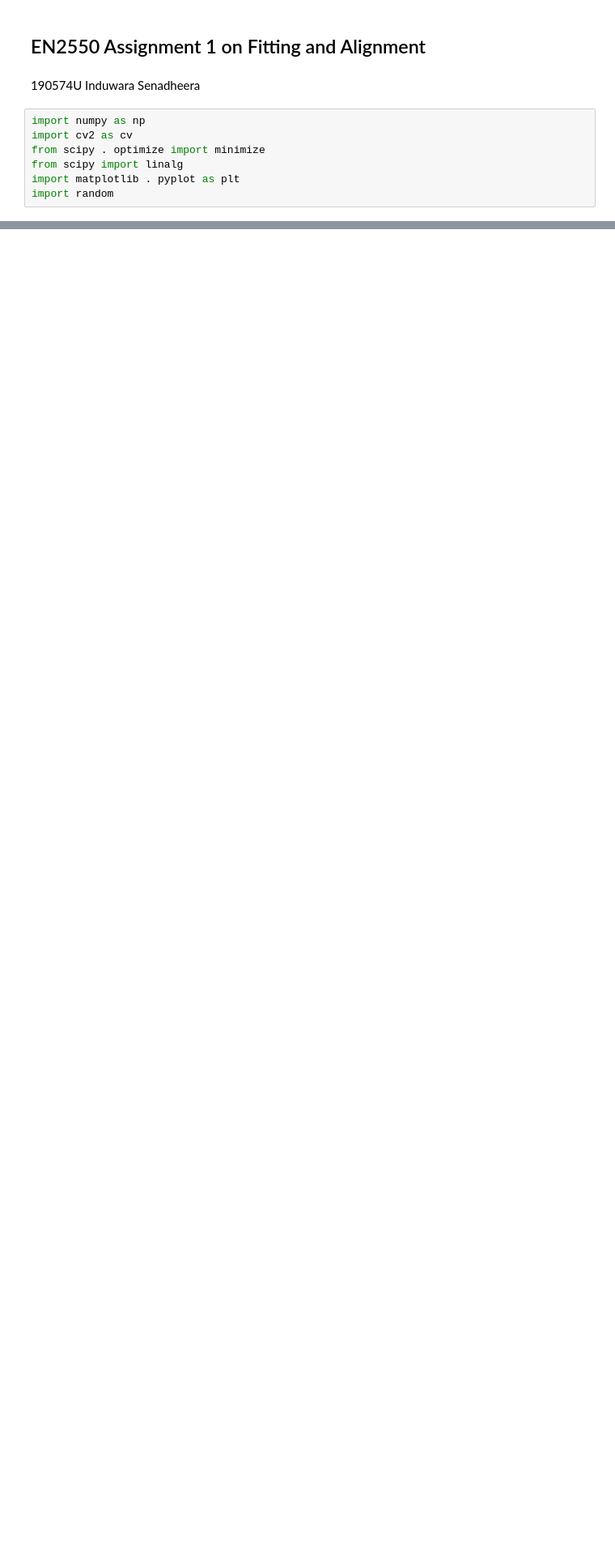
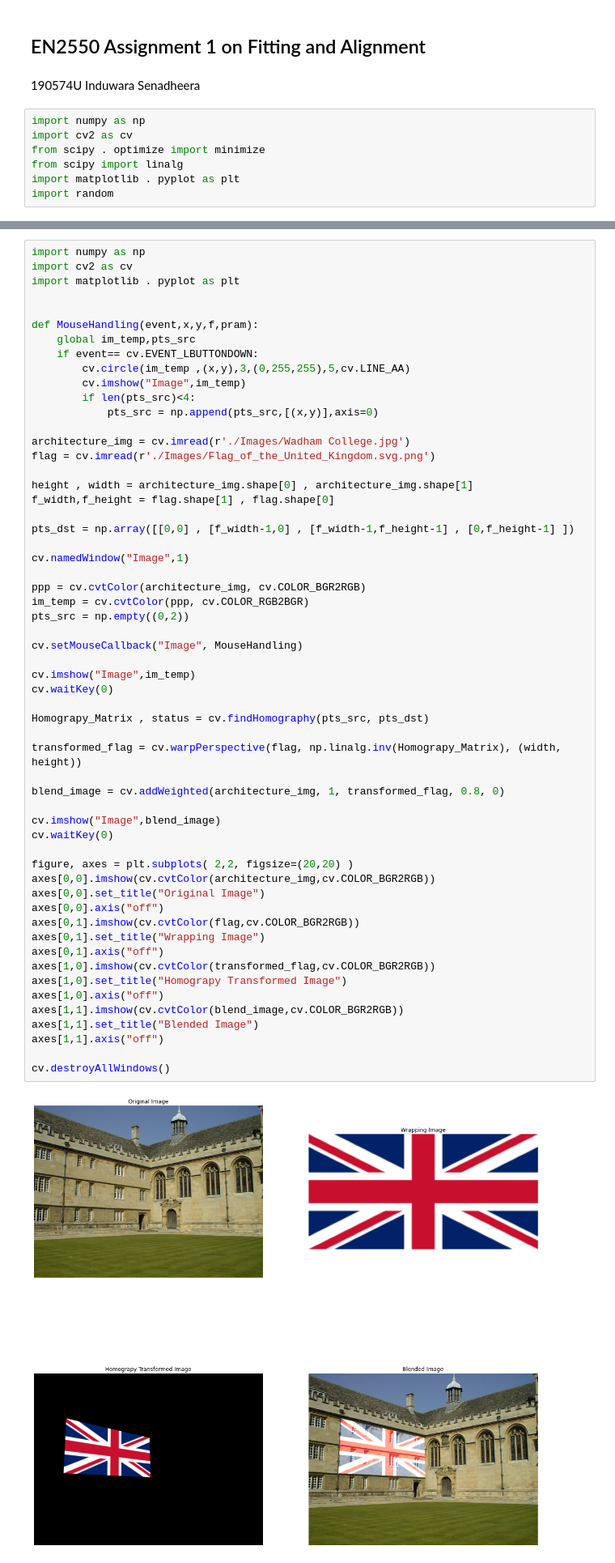
Before and after one commit to induwarasenadheera/EN2550---Fundamental-of-Image-Processing, a Jupyter notebook: assignment 2.ipynb, the cells around one changed output, grey strips where cells are left out. Shown at 81% size. Drawn from its saved outputs; the diff is of its cells as text; blank space fills up the shorter version.

```diff
--- a/assignment 2.ipynb
+++ b/assignment 2.ipynb
@@ -166,0 +167,59 @@ plt.show()
+# %%
+import numpy as np
+import cv2 as cv
+import matplotlib . pyplot as plt
+
+
+def MouseHandling(event,x,y,f,pram):
+    global im_temp,pts_src
+    if event== cv.EVENT_LBUTTONDOWN:
+        cv.circle(im_temp ,(x,y),3,(0,255,255),5,cv.LINE_AA)
+        cv.imshow("Image",im_temp)
+        if len(pts_src)<4:
+            pts_src = np.append(pts_src,[(x,y)],axis=0)
+
+architecture_img = cv.imread(r'./Images/Wadham College.jpg')
+flag = cv.imread(r'./Images/Flag_of_the_United_Kingdom.svg.png')
+
+height , width = architecture_img.shape[0] , architecture_img.shape[1]
+f_width,f_height = flag.shape[1] , flag.shape[0]
+
+pts_dst = np.array([[0,0] , [f_width-1,0] , [f_width-1,f_height-1] , [0,f_height-1] ])
+
+cv.namedWindow("Image",1)
+
+ppp = cv.cvtColor(architecture_img, cv.COLOR_BGR2RGB)
+im_temp = cv.cvtColor(ppp, cv.COLOR_RGB2BGR)
+pts_src = np.empty((0,2))
+
+cv.setMouseCallback("Image", MouseHandling)
+
+cv.imshow("Image",im_temp)
+cv.waitKey(0)
+
+Homograpy_Matrix , status = cv.findHomography(pts_src, pts_dst)
+
+transformed_flag = cv.warpPerspective(flag, np.linalg.inv(Homograpy_Matrix), (width, height))
+
+blend_image = cv.addWeighted(architecture_img, 1, transformed_flag, 0.8, 0)
+
+cv.imshow("Image",blend_image)
+cv.waitKey(0)
+
+figure, axes = plt.subplots( 2,2, figsize=(20,20) )
+axes[0,0].imshow(cv.cvtColor(architecture_img,cv.COLOR_BGR2RGB))
+axes[0,0].set_title("Original Image")
+axes[0,0].axis("off")
+axes[0,1].imshow(cv.cvtColor(flag,cv.COLOR_BGR2RGB))
+axes[0,1].set_title("Wrapping Image")
+axes[0,1].axis("off")
+axes[1,0].imshow(cv.cvtColor(transformed_flag,cv.COLOR_BGR2RGB))
+axes[1,0].set_title("Homograpy Transformed Image")
+axes[1,0].axis("off")
+axes[1,1].imshow(cv.cvtColor(blend_image,cv.COLOR_BGR2RGB))
+axes[1,1].set_title("Blended Image")
+axes[1,1].axis("off")
+
+cv.destroyAllWindows()
+# %% [output]
+[figure, added]
```
Also changed, not shown: parts of 8 cells of this notebook, 5 other files.
